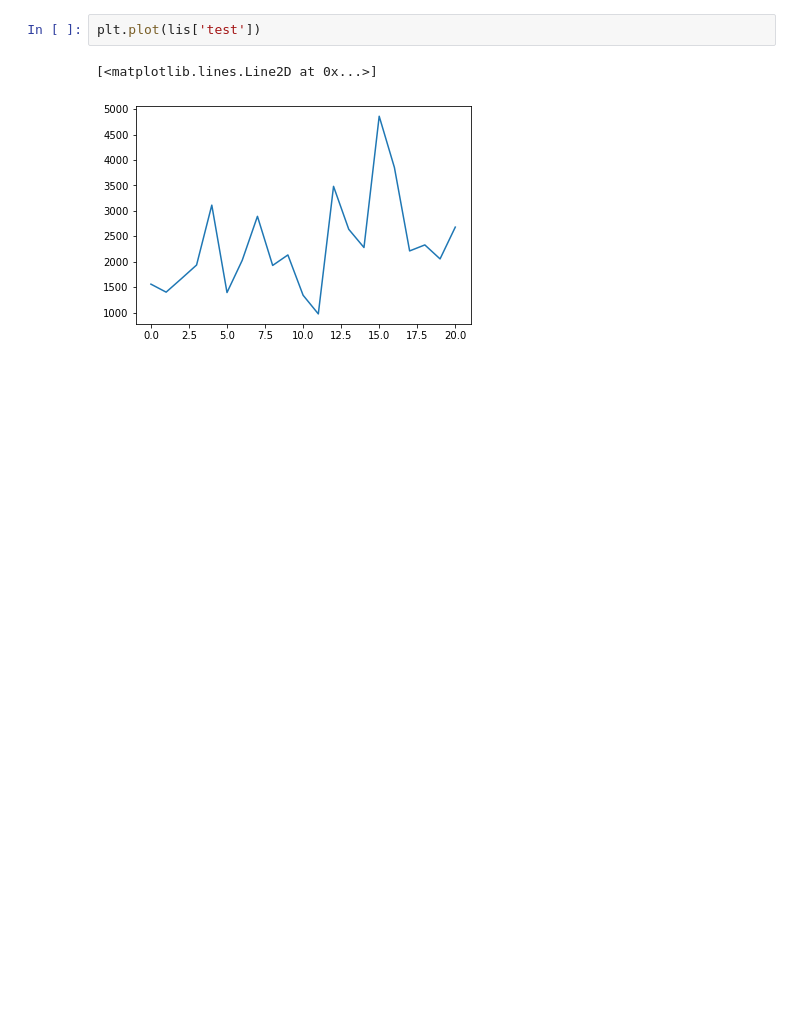
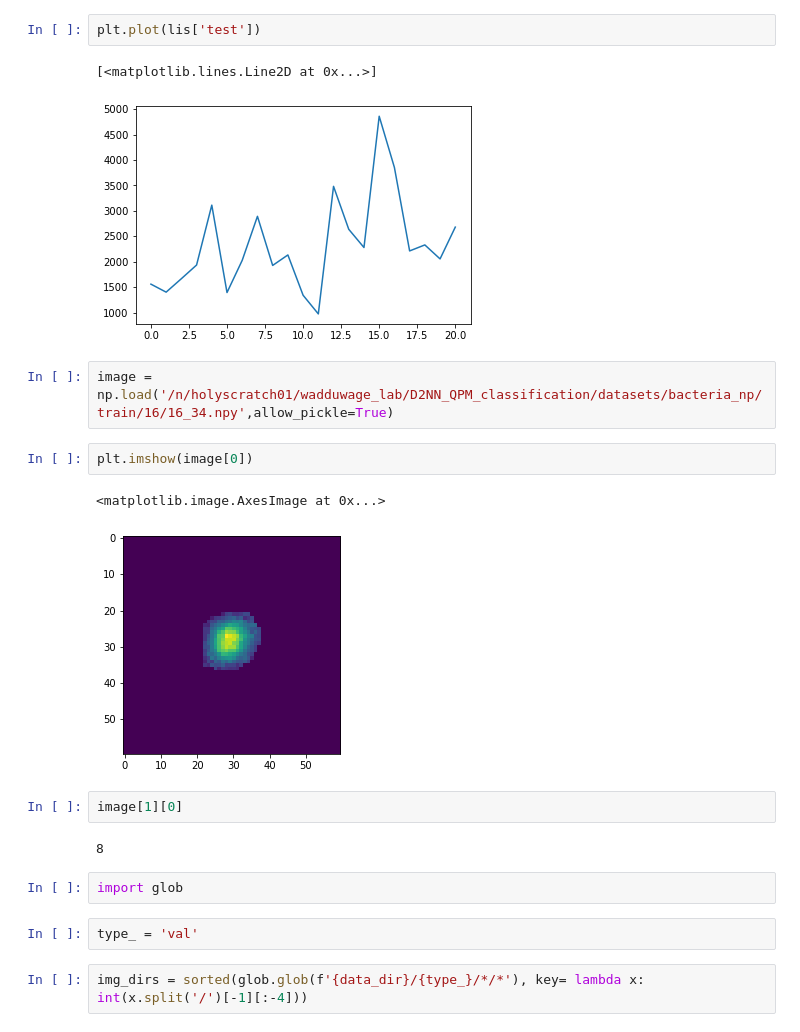
Before and after one commit to ramithuh/bacteria-classification, a Jupyter notebook: bacteriaDataStats.ipynb, the cells around one changed output. Cells and saved outputs as stored; diff of their text form; blank space fills up the shorter version.

```diff
--- a/bacteriaDataStats.ipynb
+++ b/bacteriaDataStats.ipynb
@@ -84,3 +88,20 @@ plt.plot(lis['test'])
 # %% [output]
 [<matplotlib.lines.Line2D at 0x...>]
 [figure]
+# %%
+image = np.load('/n/holyscratch01/wadduwage_lab/D2NN_QPM_classification/datasets/bacteria_np/train/16/16_34.npy',allow_pickle=True)
+# %%
+plt.imshow(image[0])
+# %% [output]
+<matplotlib.image.AxesImage at 0x...>
+[figure, added]
+# %%
+image[1][0]
+# %% [output]
+8
+# %%
+import glob
+# %%
+type_ = 'val'
+# %%
+img_dirs = sorted(glob.glob(f'{data_dir}/{type_}/*/*'), key= lambda x: int(x.split('/')[-1][:-4]))
```
Also changed, not shown: parts of 19 cells of this notebook, 2 other files.
